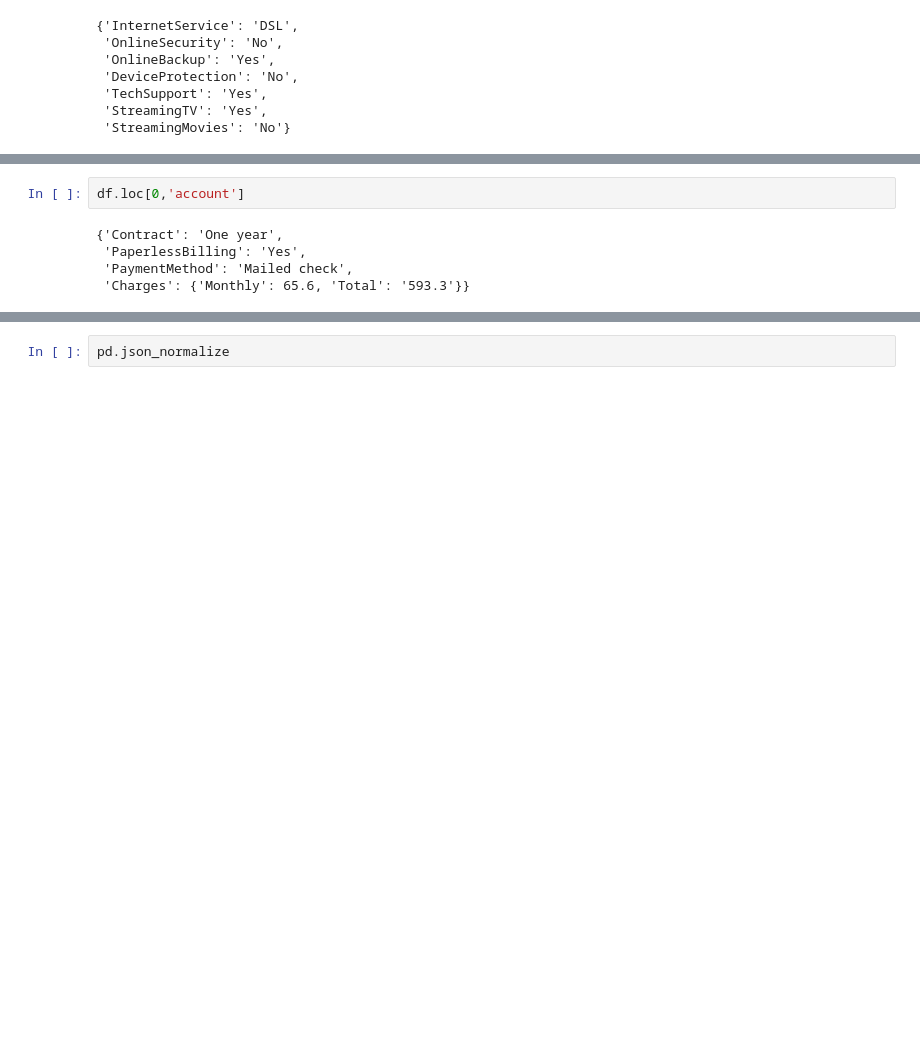
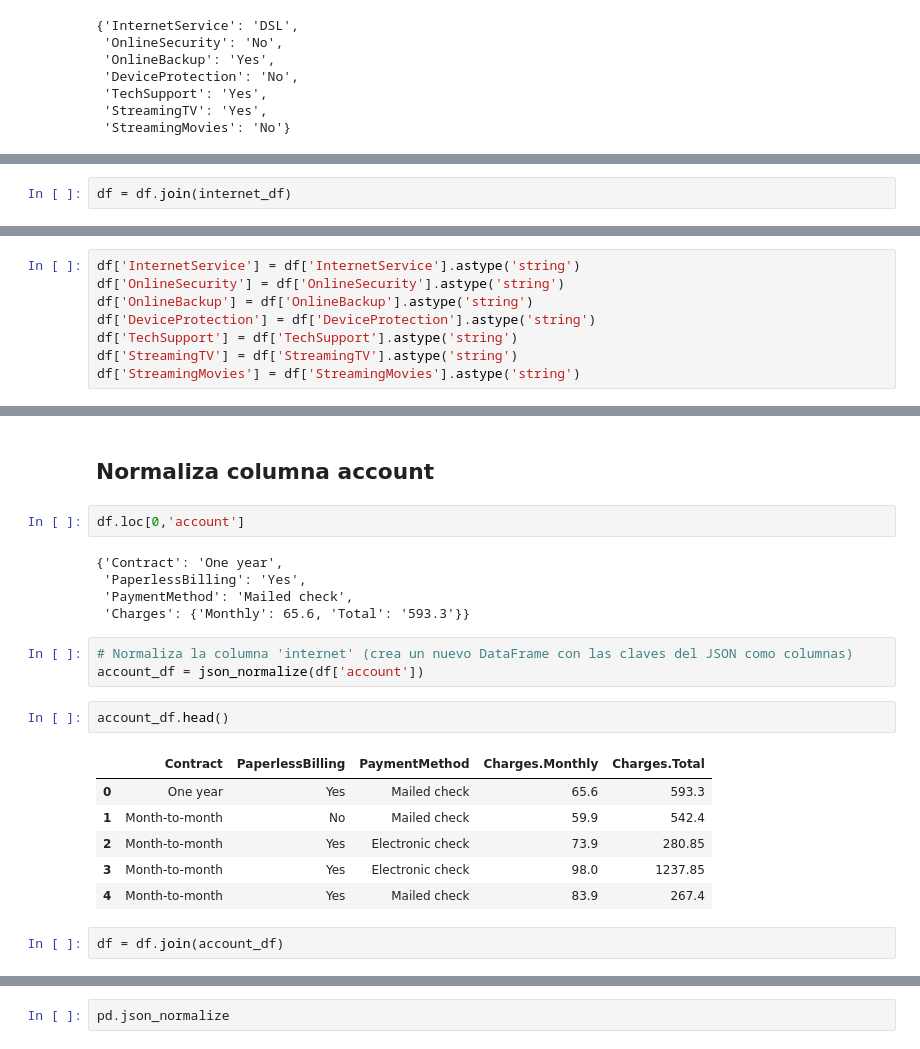
Before and after one commit to 25071983/DESAFIO-PYTHON, a Jupyter notebook: Challenge_ONE_Data_Science_Telecom_X.ipynb, the cells around one changed output, grey strips where cells are left out. Cells and saved outputs as stored; diff of their text form; blank space fills up the shorter version.

```diff
--- a/Challenge_ONE_Data_Science_Telecom_X.ipynb
+++ b/Challenge_ONE_Data_Science_Telecom_X.ipynb
@@ -135,0 +221,2 @@ df.loc[0,'internet']
+# %%
+df = df.join(internet_df)
@@ -135,0 +252,8 @@ df.loc[0,'internet']
+# %%
+df['InternetService'] = df['InternetService'].astype('string')
+df['OnlineSecurity'] = df['OnlineSecurity'].astype('string')
+df['OnlineBackup'] = df['OnlineBackup'].astype('string')
+df['DeviceProtection'] = df['DeviceProtection'].astype('string')
+df['TechSupport'] = df['TechSupport'].astype('string')
+df['StreamingTV'] = df['StreamingTV'].astype('string')
+df['StreamingMovies'] = df['StreamingMovies'].astype('string')
@@ -136,3 +280,5 @@ df.loc[0,'internet']
+# %% [markdown]
+## Normaliza columna account
 # %%
 df.loc[0,'account']
 # %% [output]
@@ -140,3 +286,17 @@ df.loc[0,'account']
  'PaperlessBilling': 'Yes',
  'PaymentMethod': 'Mailed check',
  'Charges': {'Monthly': 65.6, 'Total': '593.3'}}
+# %%
+# Normaliza la columna 'internet' (crea un nuevo DataFrame con las claves del JSON como columnas)
+account_df = json_normalize(df['account'])
+# %%
+account_df.head()
+# %% [output]
+|  | Contract | PaperlessBilling | PaymentMethod | Charges.Monthly | Charges.Total |
+| 0 | One year | Yes | Mailed check | 65.6 | 593.3 |
+| 1 | Month-to-month | No | Mailed check | 59.9 | 542.4 |
+| 2 | Month-to-month | Yes | Electronic check | 73.9 | 280.85 |
+| 3 | Month-to-month | Yes | Electronic check | 98.0 | 1237.85 |
+| 4 | Month-to-month | Yes | Mailed check | 83.9 | 267.4 |
+# %%
+df = df.join(account_df)
```
Also changed, not shown: parts of 16 cells of this notebook.
